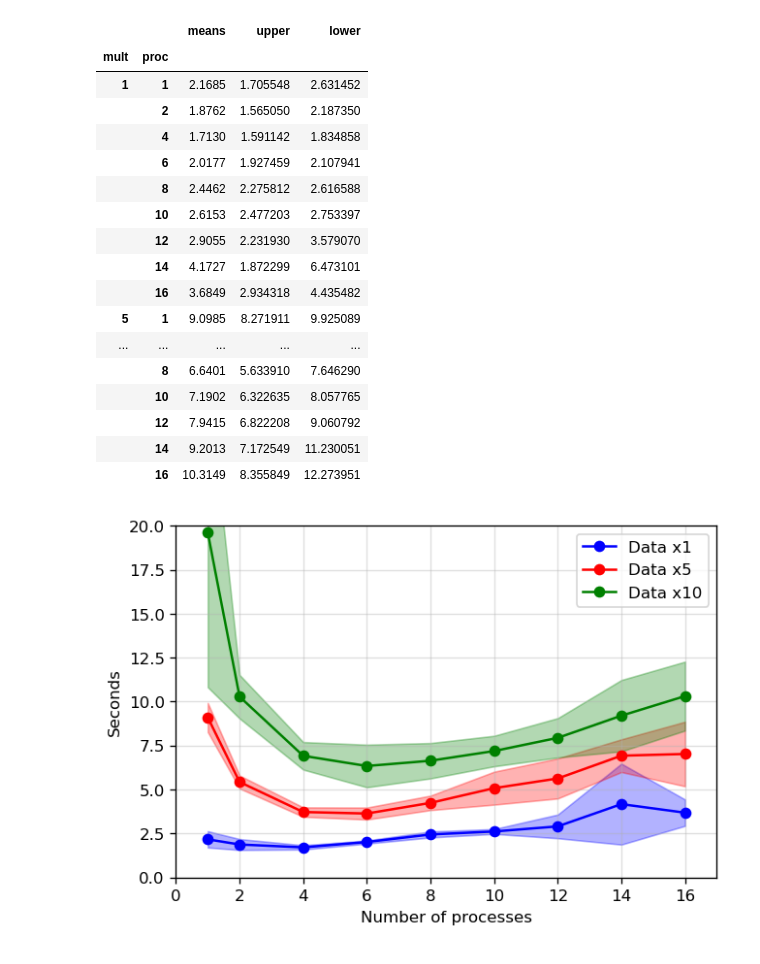
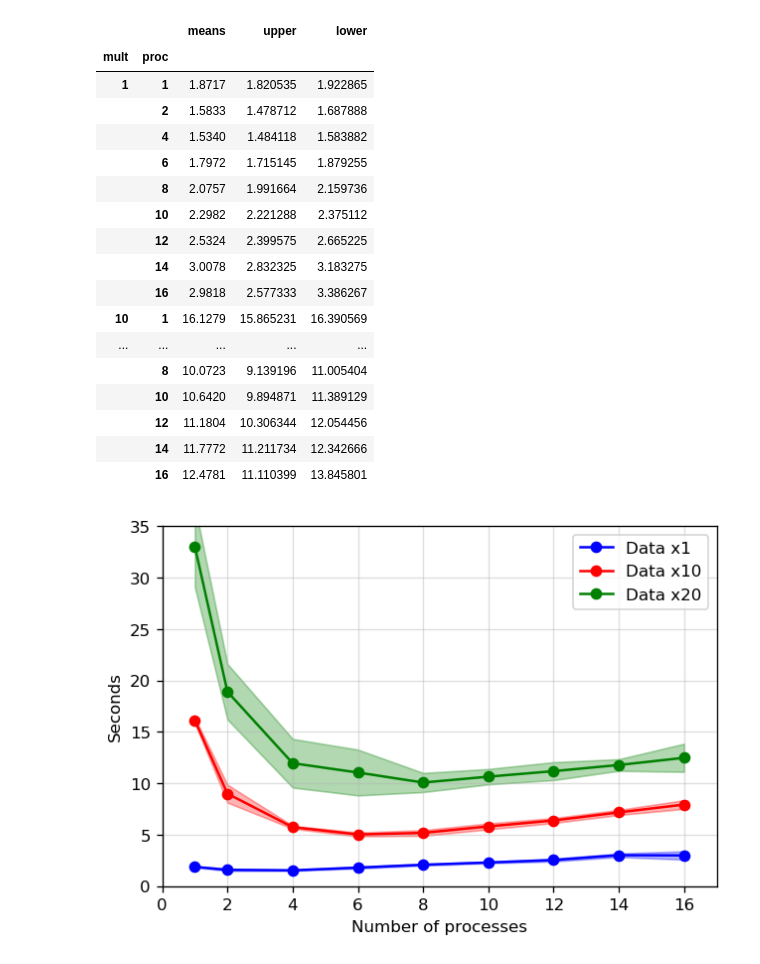
Before and after one commit to vaddya/parallel-programming, a Jupyter notebook: ngram/Speedup.ipynb, the cells around one changed output. Saved outputs shown, nothing was run; the diff lists cells and outputs as text; code cells hidden in the pictures.

```diff
--- a/ngram/Speedup.ipynb
+++ b/ngram/Speedup.ipynb
@@ -22,12 +17,11 @@ def freqs(output: str):
 # %%
-mults = [1,5,10]
+mults = [1,10,20]
 procs = [1,2,4,6,8,10,12,14,16]
 df = pd.DataFrame(columns=['proc', 'mult', 'ms'])
 t_10_95 = 2.26215716274
 for mult in mults:
     for proc in procs:
         set_mpi_params(use=proc > 1, proc=proc, mult=mult)
-        mss = []
         for i in range(10):
             res = subprocess.run(['gradle', 'mpi'], capture_output=True)
             out = res.stdout.decode('utf8')
@@ -96,38 +90,38 @@ agg
 # %% [output]
 |  |  | means | upper | lower |
 | mult | proc |  |  |  |
-| 1 | 1 | 2.1685 | 1.705548 | 2.631452 |
-|  | 2 | 1.8762 | 1.565050 | 2.187350 |
-|  | 4 | 1.7130 | 1.591142 | 1.834858 |
-|  | 6 | 2.0177 | 1.927459 | 2.107941 |
-|  | 8 | 2.4462 | 2.275812 | 2.616588 |
-|  | 10 | 2.6153 | 2.477203 | 2.753397 |
-|  | 12 | 2.9055 | 2.231930 | 3.579070 |
-|  | 14 | 4.1727 | 1.872299 | 6.473101 |
-|  | 16 | 3.6849 | 2.934318 | 4.435482 |
-| 5 | 1 | 9.0985 | 8.271911 | 9.925089 |
+| 1 | 1 | 1.8717 | 1.820535 | 1.922865 |
+|  | 2 | 1.5833 | 1.478712 | 1.687888 |
+|  | 4 | 1.5340 | 1.484118 | 1.583882 |
+|  | 6 | 1.7972 | 1.715145 | 1.879255 |
+|  | 8 | 2.0757 | 1.991664 | 2.159736 |
+|  | 10 | 2.2982 | 2.221288 | 2.375112 |
+|  | 12 | 2.5324 | 2.399575 | 2.665225 |
+|  | 14 | 3.0078 | 2.832325 | 3.183275 |
+|  | 16 | 2.9818 | 2.577333 | 3.386267 |
+| 10 | 1 | 16.1279 | 15.865231 | 16.390569 |
 | ... | ... | ... | ... | ... |
-|  | 8 | 6.6401 | 5.633910 | 7.646290 |
-|  | 10 | 7.1902 | 6.322635 | 8.057765 |
-|  | 12 | 7.9415 | 6.822208 | 9.060792 |
-|  | 14 | 9.2013 | 7.172549 | 11.230051 |
-|  | 16 | 10.3149 | 8.355849 | 12.273951 |
+|  | 8 | 10.0723 | 9.139196 | 11.005404 |
+|  | 10 | 10.6420 | 9.894871 | 11.389129 |
+|  | 12 | 11.1804 | 10.306344 | 12.054456 |
+|  | 14 | 11.7772 | 11.211734 | 12.342666 |
+|  | 16 | 12.4781 | 11.110399 | 13.845801 |
 # %%
 plt.figure(dpi=120)
 plt.grid(alpha=0.4)
-colors = {1: 'blue', 5: 'red', 10: 'green'}
+colors = {1: 'blue', 10: 'red', 20: 'green'}
 for mult in mults:
     aggr = agg.loc[mult]
     plt.fill_between(aggr.index, aggr['lower'], aggr['upper'], color=colors[mult], alpha=0.3)
     plt.plot(aggr['means'], '-o', color=colors[mult])
 plt.xlim(0, 17)
 plt.xlabel('Number of processes')
-plt.ylim(0, 20)
+plt.ylim(0, 35)
 plt.ylabel('Seconds')
 plt.legend(list(map(lambda x: "Data x" + str(x), mults)))
 plt.show()
 # %% [output]
-[figure, old version]
+[figure, new version]
 # %%
 def draw_single(aggr, color):
     x_min = aggr.index.min() - 1
```
Also changed, not shown: parts of 9 cells of this notebook, 2 other files.
